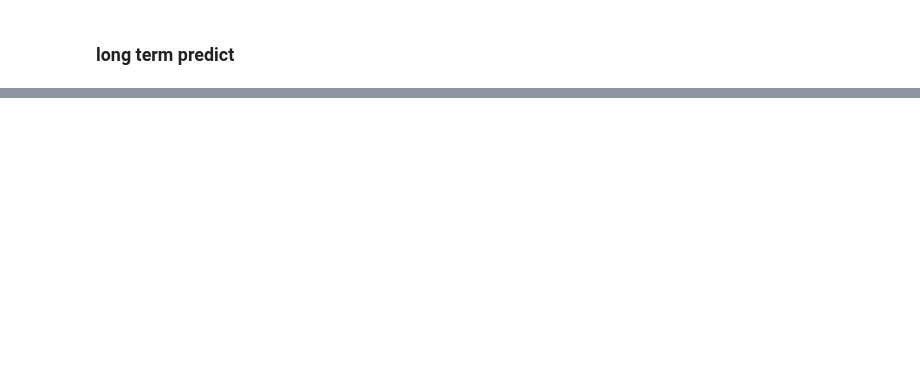
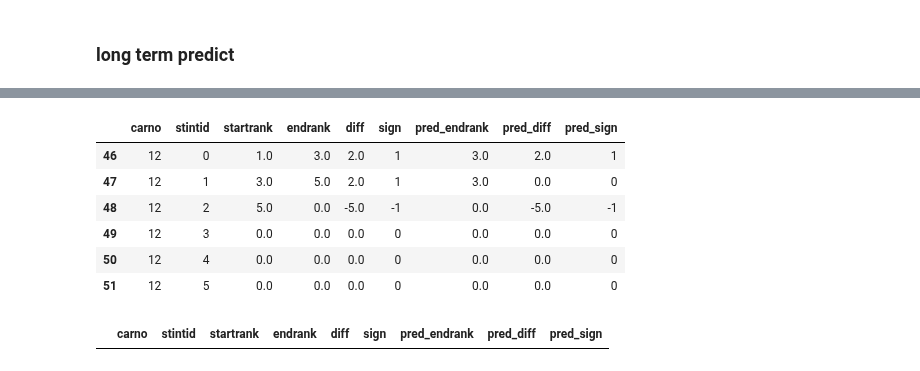
Before and after one commit to DSC-SPIDAL/rankpredictor, a Jupyter notebook: run/14.StatusModelII/notebook/longterm-predictor.ipynb, the cells around one changed output, grey strips where cells are left out. Cells and saved outputs as stored; diff of their text form; code cells hidden in the pictures; blank space fills up the shorter version.

```diff
--- a/run/14.StatusModelII/notebook/longterm-predictor.ipynb
+++ b/run/14.StatusModelII/notebook/longterm-predictor.ipynb
@@ -2253,0 +2377,14 @@ true_rank
+# %%
+df2[df2['carno']==12]
+# %% [output]
+|  | carno | stintid | startrank | endrank | diff | sign | pred_endrank | pred_diff | pred_sign |
+| 46 | 12 | 0 | 1.0 | 3.0 | 2.0 | 1 | 3.0 | 2.0 | 1 |
+| 47 | 12 | 1 | 3.0 | 5.0 | 2.0 | 1 | 3.0 | 0.0 | 0 |
+| 48 | 12 | 2 | 5.0 | 0.0 | -5.0 | -1 | 0.0 | -5.0 | -1 |
+| 49 | 12 | 3 | 0.0 | 0.0 | 0.0 | 0 | 0.0 | 0.0 | 0 |
+| 50 | 12 | 4 | 0.0 | 0.0 | 0.0 | 0 | 0.0 | 0.0 | 0 |
+| 51 | 12 | 5 | 0.0 | 0.0 | 0.0 | 0 | 0.0 | 0.0 | 0 |
+# %%
+df2[df2['carno']==2]
+# %% [output]
+|  | carno | stintid | startrank | endrank | diff | sign | pred_endrank | pred_diff | pred_sign |
```
Also changed, not shown: parts of 32 cells of this notebook, 21 other files.
